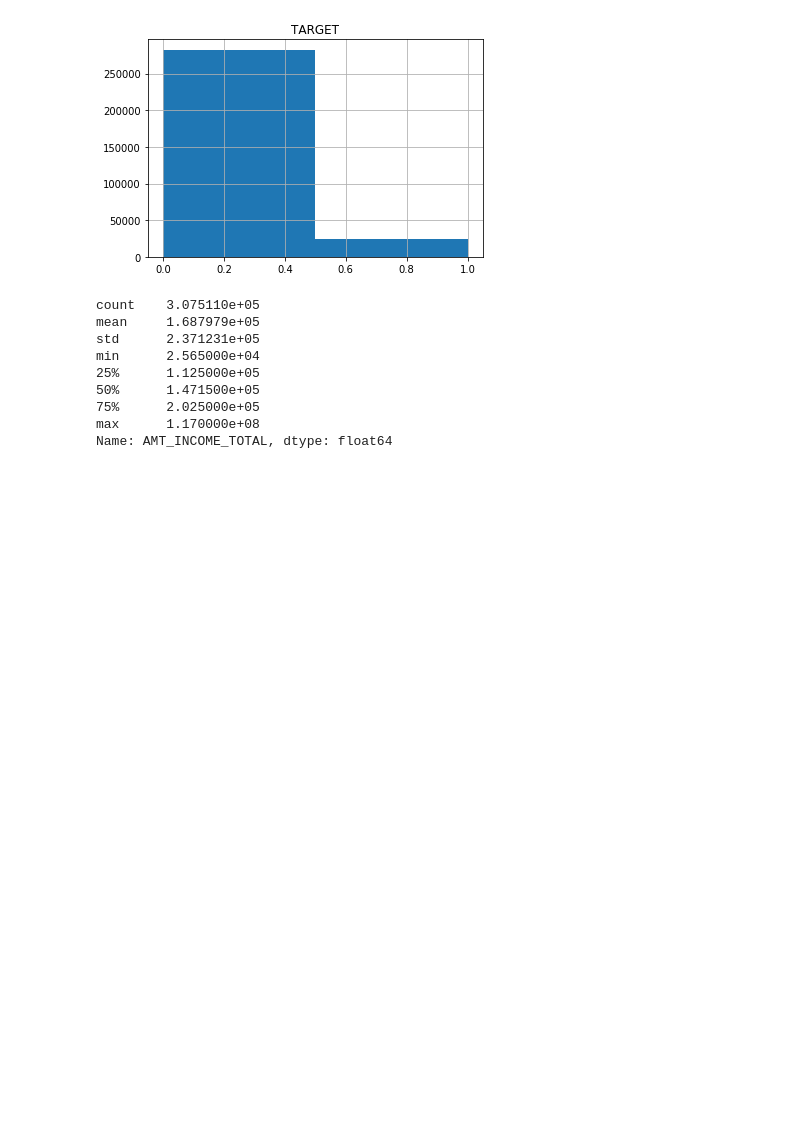
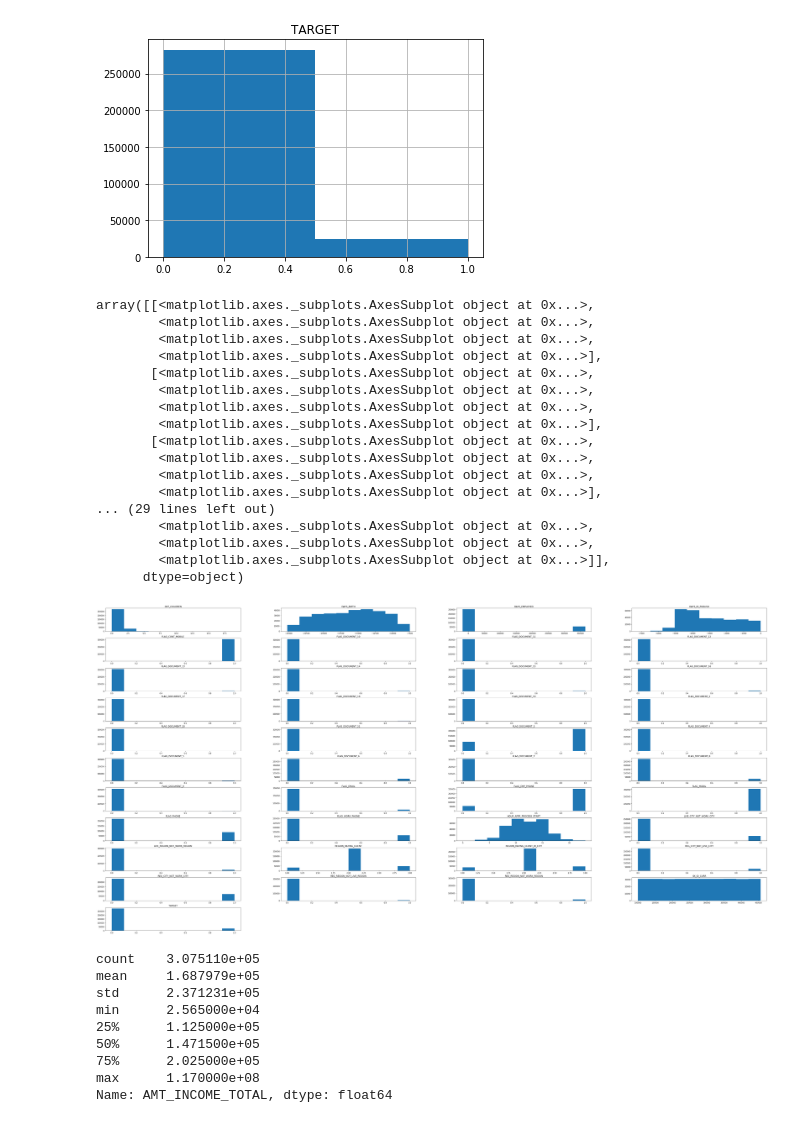
Before and after one commit to shawn2000100/3rd-ML100Days, a Jupyter notebook: homework/Day_008_HW.ipynb, the cells around one changed output. Drawn from its saved outputs; the diff is of its cells as text; code cells hidden in the pictures; blank space fills up the shorter version.

```diff
--- a/homework/Day_008_HW.ipynb
+++ b/homework/Day_008_HW.ipynb
@@ -225,7 +225,26 @@ array([[<matplotlib.axes._subplots.AxesSubplot object at 0x...>]],
 [figure]
 [figure]
 # %%
-# df[int_features].hist(layout=(11, 4), figsize=(64,32), grid=False)
+df[int_features].hist(layout=(11, 4), figsize=(64,32), grid=False)
+# %% [output]
+array([[<matplotlib.axes._subplots.AxesSubplot object at 0x...>,
+        <matplotlib.axes._subplots.AxesSubplot object at 0x...>,
+        <matplotlib.axes._subplots.AxesSubplot object at 0x...>,
+        <matplotlib.axes._subplots.AxesSubplot object at 0x...>],
+       [<matplotlib.axes._subplots.AxesSubplot object at 0x...>,
+        <matplotlib.axes._subplots.AxesSubplot object at 0x...>,
+        <matplotlib.axes._subplots.AxesSubplot object at 0x...>,
+        <matplotlib.axes._subplots.AxesSubplot object at 0x...>],
+       [<matplotlib.axes._subplots.AxesSubplot object at 0x...>,
+        <matplotlib.axes._subplots.AxesSubplot object at 0x...>,
+        <matplotlib.axes._subplots.AxesSubplot object at 0x...>,
+        <matplotlib.axes._subplots.AxesSubplot object at 0x...>],
+... (29 lines left out)
+        <matplotlib.axes._subplots.AxesSubplot object at 0x...>,
+        <matplotlib.axes._subplots.AxesSubplot object at 0x...>,
+        <matplotlib.axes._subplots.AxesSubplot object at 0x...>]],
+      dtype=object)
+[figure, added]
 # %%
 df['AMT_INCOME_TOTAL'].describe()
 # %% [output]
```
Also changed, not shown: parts of 1 cell of this notebook, 1 other file.
